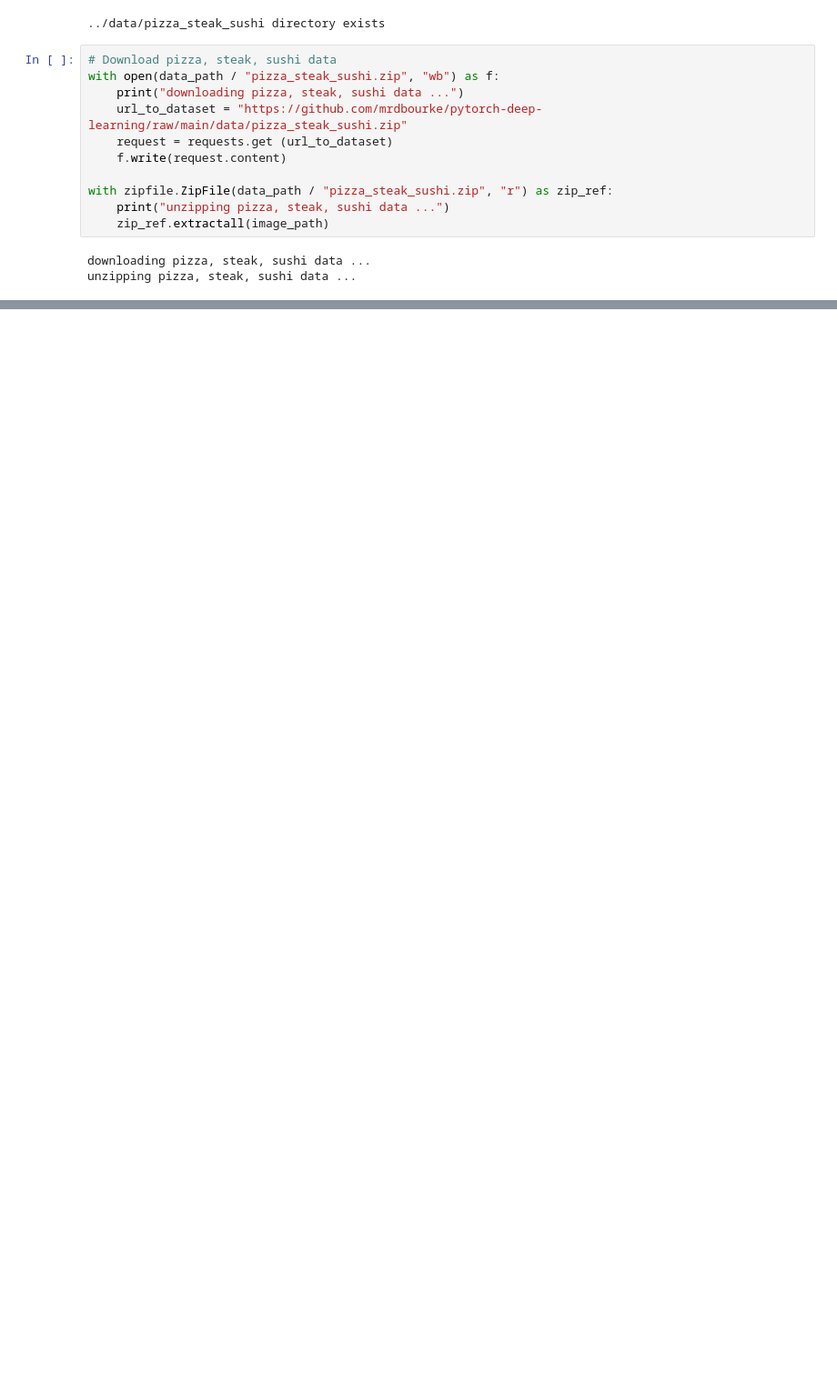
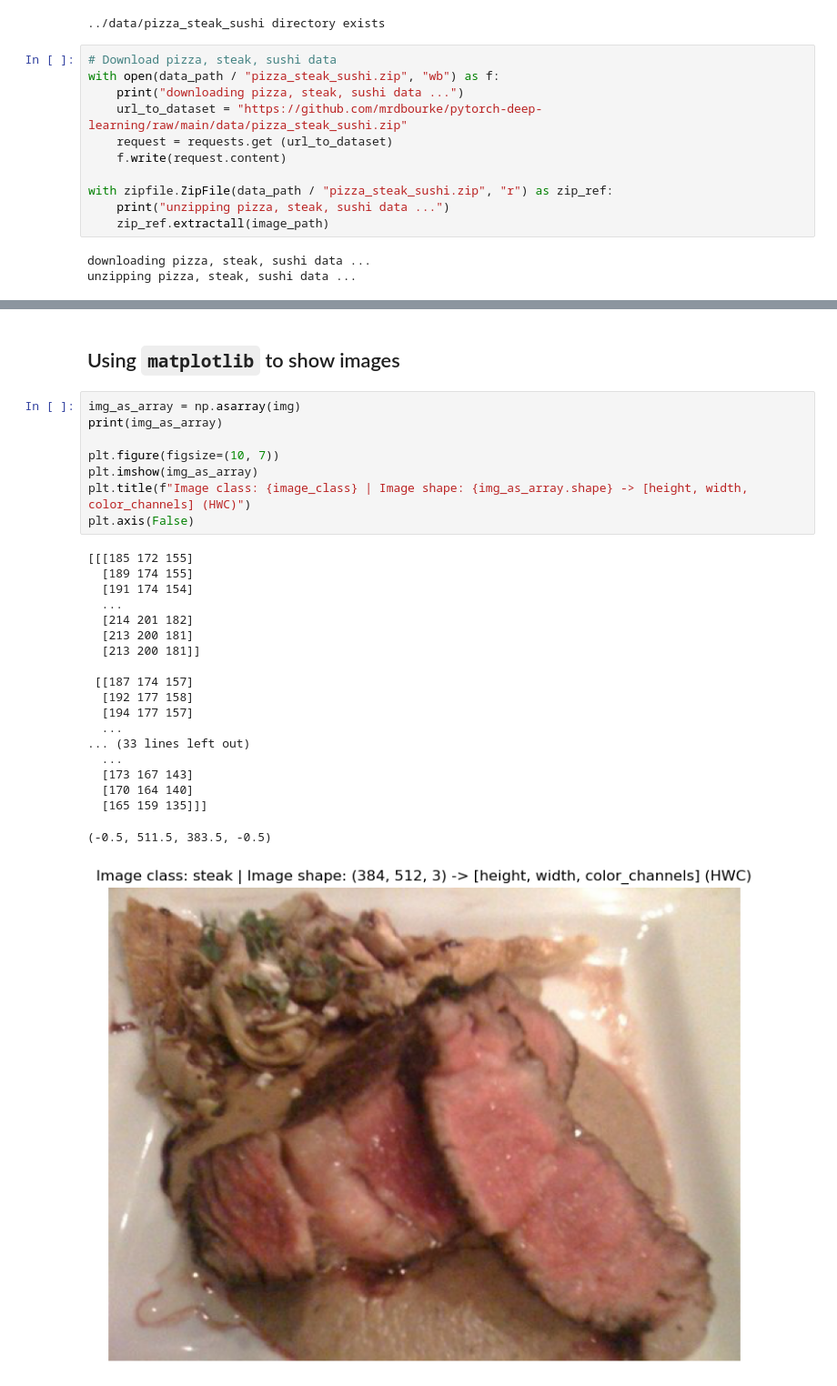
Before and after one commit to Hamid-Manouchehri/ML_DL_PyTorch, a Jupyter notebook: notebooks/custom_dataset.ipynb, the cells around one changed output, grey strips where cells are left out. Shown at 91% size. Saved outputs shown, nothing was run; the diff lists cells and outputs as text; blank space fills up the shorter version.

```diff
--- a/notebooks/custom_dataset.ipynb
+++ b/notebooks/custom_dataset.ipynb
@@ -70,0 +150,30 @@ unzipping pizza, steak, sushi data ...
+# %% [markdown]
+## Using `matplotlib` to show images
+# %%
+img_as_array = np.asarray(img)
+print(img_as_array)
+
+plt.figure(figsize=(10, 7))
+plt.imshow(img_as_array)
+plt.title(f"Image class: {image_class} | Image shape: {img_as_array.shape} -> [height, width, color_channels] (HWC)")
+plt.axis(False)
+# %% [output]
+[[[185 172 155]
+  [189 174 155]
+  [191 174 154]
+  ...
+  [214 201 182]
+  [213 200 181]
+  [213 200 181]]
+
+ [[187 174 157]
+  [192 177 158]
+  [194 177 157]
+  ...
+... (33 lines left out)
+  ...
+  [173 167 143]
+  [170 164 140]
+  [165 159 135]]]
+(-0.5, 511.5, 383.5, -0.5)
+[figure, added]
```
Also changed, not shown: parts of 28 cells of this notebook.
